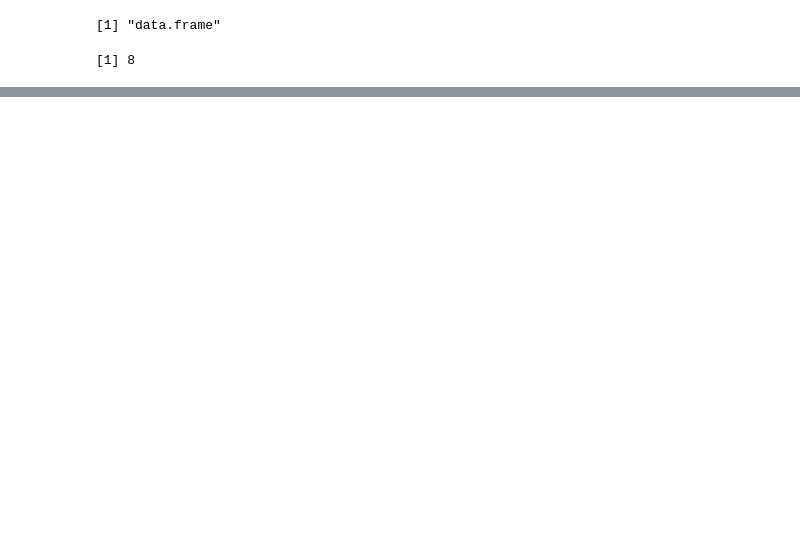
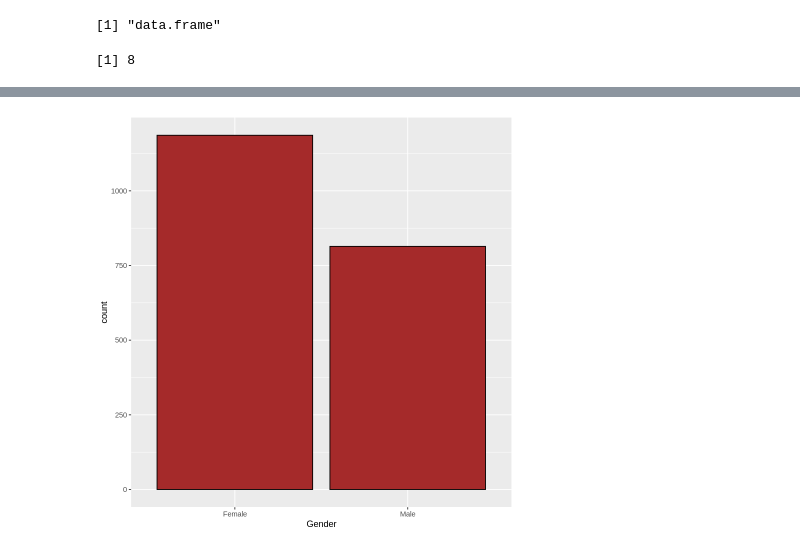
Before and after one commit to Karishmadeshmukh796/project_R_programming, a Jupyter notebook: PROJECT.ipynb, the cells around one changed output, grey strips where cells are left out. Cells and saved outputs as stored; diff of their text form; code cells hidden in the pictures; blank space fills up the shorter version.

```diff
--- a/PROJECT.ipynb
+++ b/PROJECT.ipynb
@@ -49,0 +149,5 @@ dim(df)
+# %%
+ggplot(aes(Gender), data = df) +
+  geom_bar(color = "black", fill = "brown")
+# %% [output]
+[figure, added]
```
Also changed, not shown: parts of 21 cells of this notebook.
